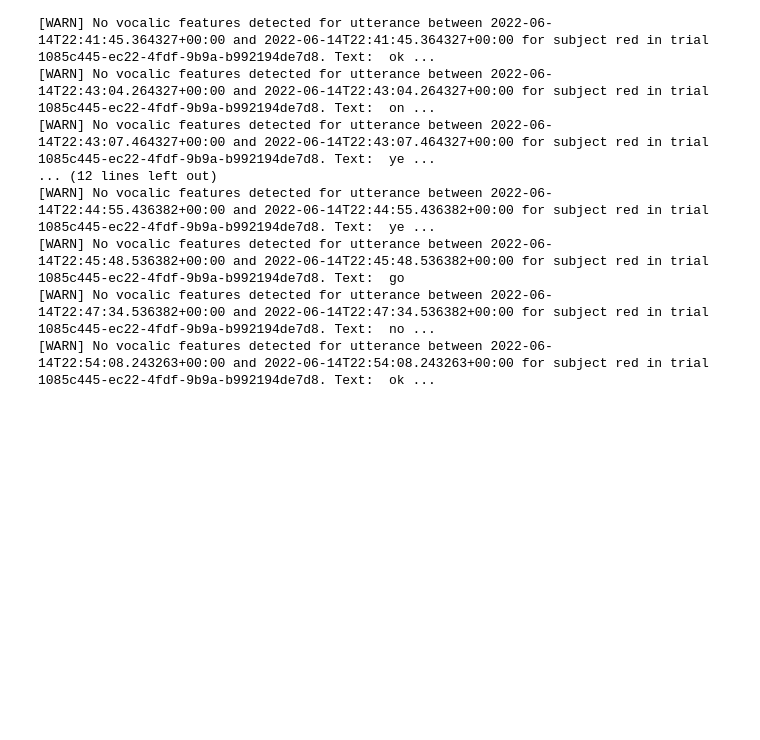
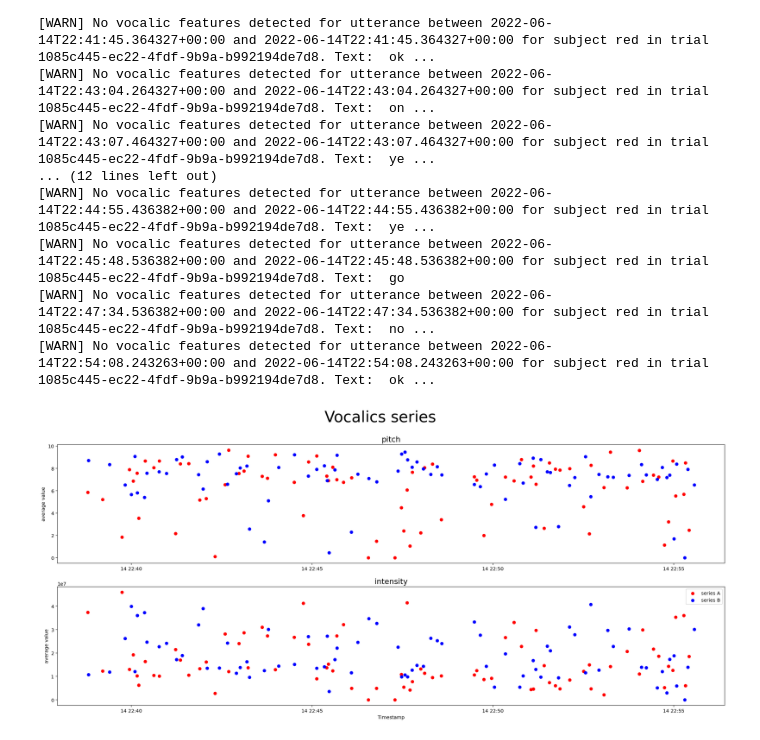
Before and after one commit to paulosoaresua/tomcat-coordination_analysis, a Jupyter notebook: notebooks/aggregate_vocalics.ipynb, the cells around one changed output. Saved outputs shown, nothing was run; the diff lists cells and outputs as text; code cells hidden in the pictures; blank space fills up the shorter version.

Commit message:
plot vocalic series

```diff
--- a/notebooks/aggregate_vocalics.ipynb
+++ b/notebooks/aggregate_vocalics.ipynb
@@ -35,6 +34,10 @@ trial = Trial(metadata_path)
 [WARN] No vocalic features detected for utterance between 2022-06-14T22:47:34.536382+00:00 and 2022-06-14T22:47:34.536382+00:00 for subject red in trial 1085c445-ec22-4fdf-9b9a-b992194de7d8. Text:  no ...
 [WARN] No vocalic features detected for utterance between 2022-06-14T22:54:08.243263+00:00 and 2022-06-14T22:54:08.243263+00:00 for subject red in trial 1085c445-ec22-4fdf-9b9a-b992194de7d8. Text:  ok ...
 # %%
-aggregator = VocalicsAggregator(trial.utterances_per_subject, trial.timestamp_offset)
+aggregator = VocalicsAggregator(trial.utterances_per_subject)
 # %%
 vocalic_components = aggregator.split(VocalicsAggregator.SplitMethod.TRUNCATE_CURRENT)
+# %%
+plot_vocalics_series(vocalic_components)
+# %% [output]
+[figure, added]
```
Also changed, not shown: parts of 2 cells of this notebook, 1 other file.
